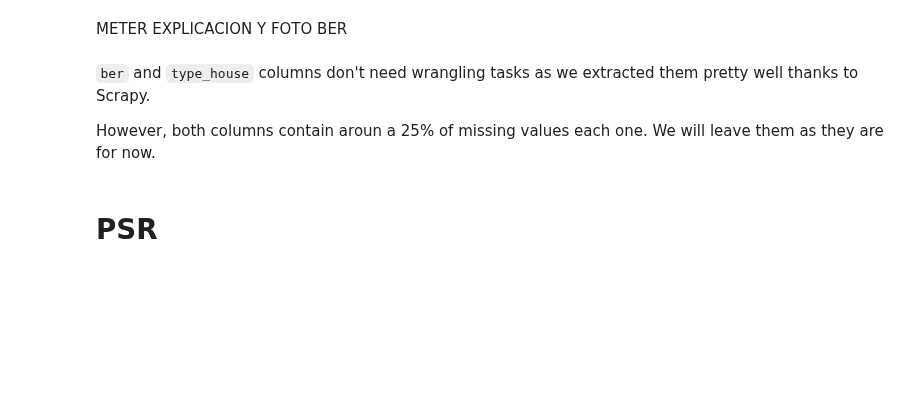
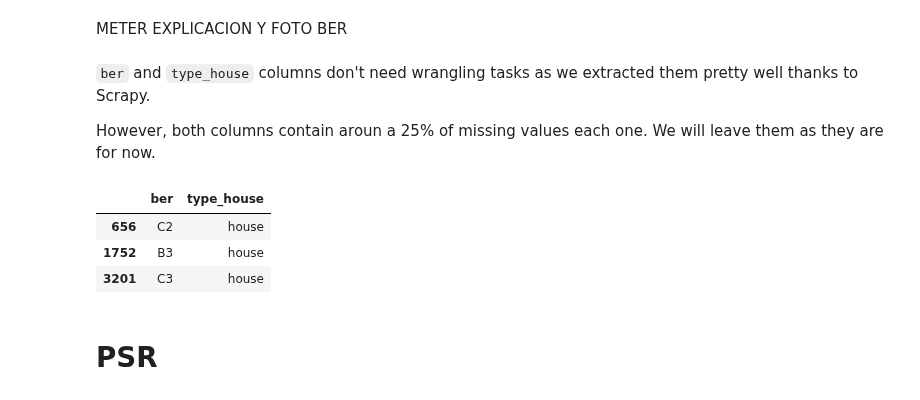
Before and after one commit to javiicc/Identifying_Potential_Investment_Opportunities_In_The_Irish_Real_Estate_Market_Using_MachineLearning, a Jupyter notebook: investment-opportunities/notebooks/Data_Cleansing_and_Wrangling.ipynb, the cells around one changed output. Saved outputs shown, nothing was run; the diff lists cells and outputs as text; code cells hidden in the pictures; blank space fills up the shorter version.

```diff
--- a/investment-opportunities/notebooks/Data_Cleansing_and_Wrangling.ipynb
+++ b/investment-opportunities/notebooks/Data_Cleansing_and_Wrangling.ipynb
@@ -552,6 +552,13 @@ METER EXPLICACION Y FOTO BER
 `ber` and `type_house` columns don't need wrangling tasks as we extracted them pretty well thanks to Scrapy.
 
 However, both columns contain aroun a 25% of missing values each one. We will leave them as they are for now.
+# %%
+sale[['ber', 'type_house']].sample(3)
+# %% [output]
+|  | ber | type_house |
+| 656 | C2 | house |
+| 1752 | B3 | house |
+| 3201 | C3 | house |
 # %% [markdown]
 # PSR
 # %% [markdown]
```
Also changed, not shown: parts of 21 cells of this notebook, 1 other file.
